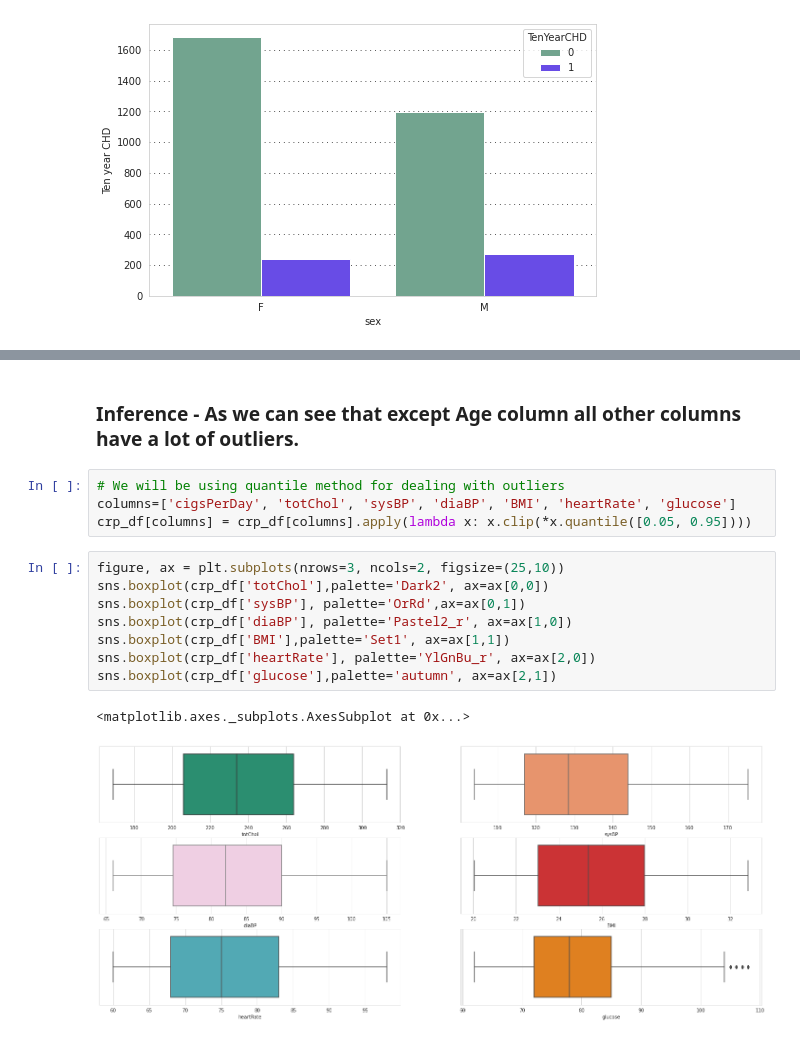
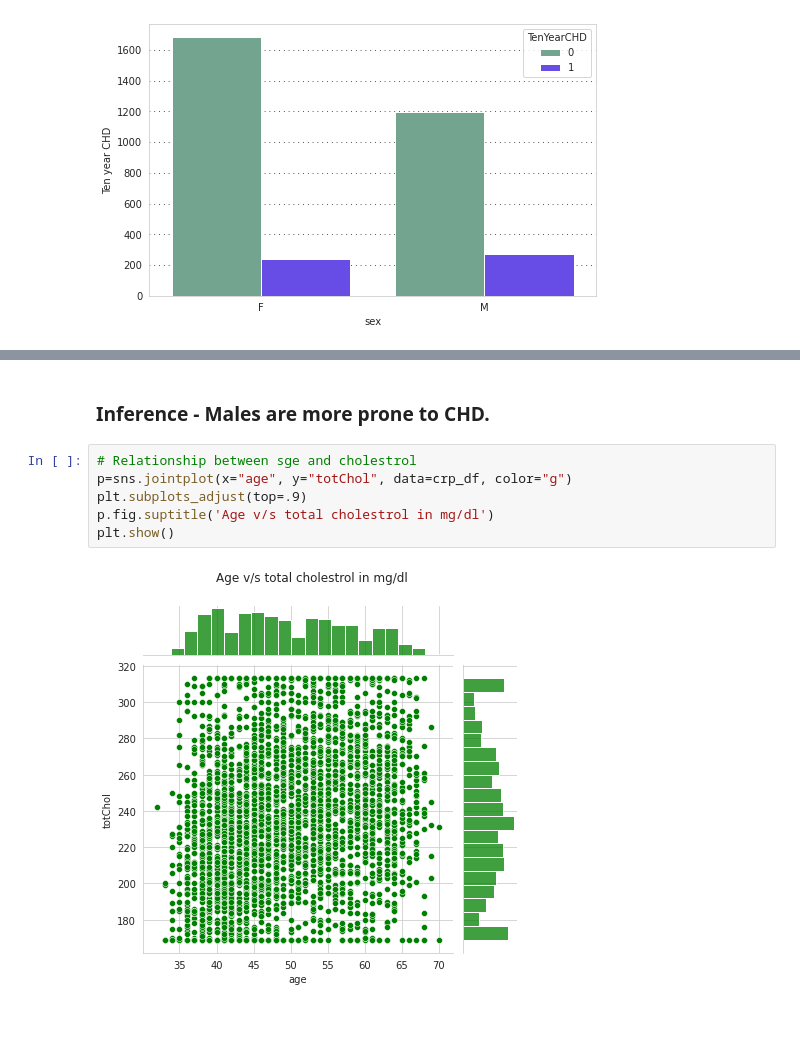
Before and after one commit to Jahnavi-Jaolekar/Cardiovascular-Risk-Prediction, a Jupyter notebook: Cardiovascular_Risk_Prediction.ipynb, the cells around one changed output, grey strips where cells are left out. Cells and saved outputs as stored; diff of their text form.

```diff
--- a/Cardiovascular_Risk_Prediction.ipynb
+++ b/Cardiovascular_Risk_Prediction.ipynb
@@ -371,17 +398,10 @@ sns.boxplot(crp_df['glucose'],palette='autumn', ax=ax[3,1])
-# %% [markdown]
-### Inference - As we can see that except Age column all other columns have a lot of outliers.
-# %%
-# We will be using quantile method for dealing with outliers
-columns=['cigsPerDay', 'totChol', 'sysBP', 'diaBP', 'BMI', 'heartRate', 'glucose']
-crp_df[columns] = crp_df[columns].apply(lambda x: x.clip(*x.quantile([0.05, 0.95])))
-# %%
-figure, ax = plt.subplots(nrows=3, ncols=2, figsize=(25,10))
-sns.boxplot(crp_df['totChol'],palette='Dark2', ax=ax[0,0])
-sns.boxplot(crp_df['sysBP'], palette='OrRd',ax=ax[0,1])
-sns.boxplot(crp_df['diaBP'], palette='Pastel2_r', ax=ax[1,0])
-sns.boxplot(crp_df['BMI'],palette='Set1', ax=ax[1,1])
-sns.boxplot(crp_df['heartRate'], palette='YlGnBu_r', ax=ax[2,0])
-sns.boxplot(crp_df['glucose'],palette='autumn', ax=ax[2,1])
-# %% [output]
-<matplotlib.axes._subplots.AxesSubplot at 0x...>
-[figure, removed]
+# %% [markdown]
+### Inference - Males are more prone to CHD.
+# %%
+# Relationship between sge and cholestrol
+p=sns.jointplot(x="age", y="totChol", data=crp_df, color="g")
+plt.subplots_adjust(top=.9)
+p.fig.suptitle('Age v/s total cholestrol in mg/dl')
+plt.show()
+# %% [output]
+[figure, added]
```
Also changed, not shown: parts of 38 cells of this notebook.
